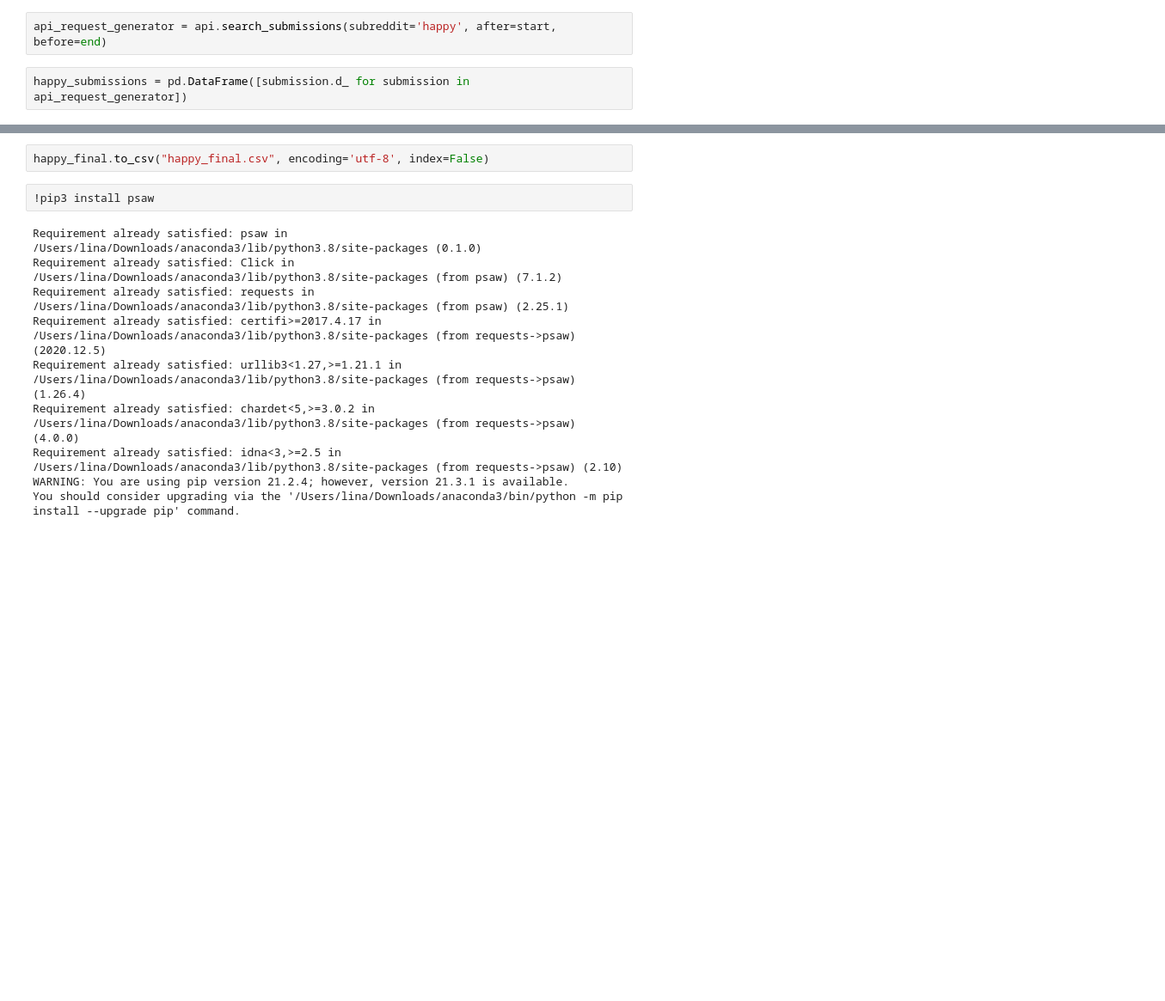
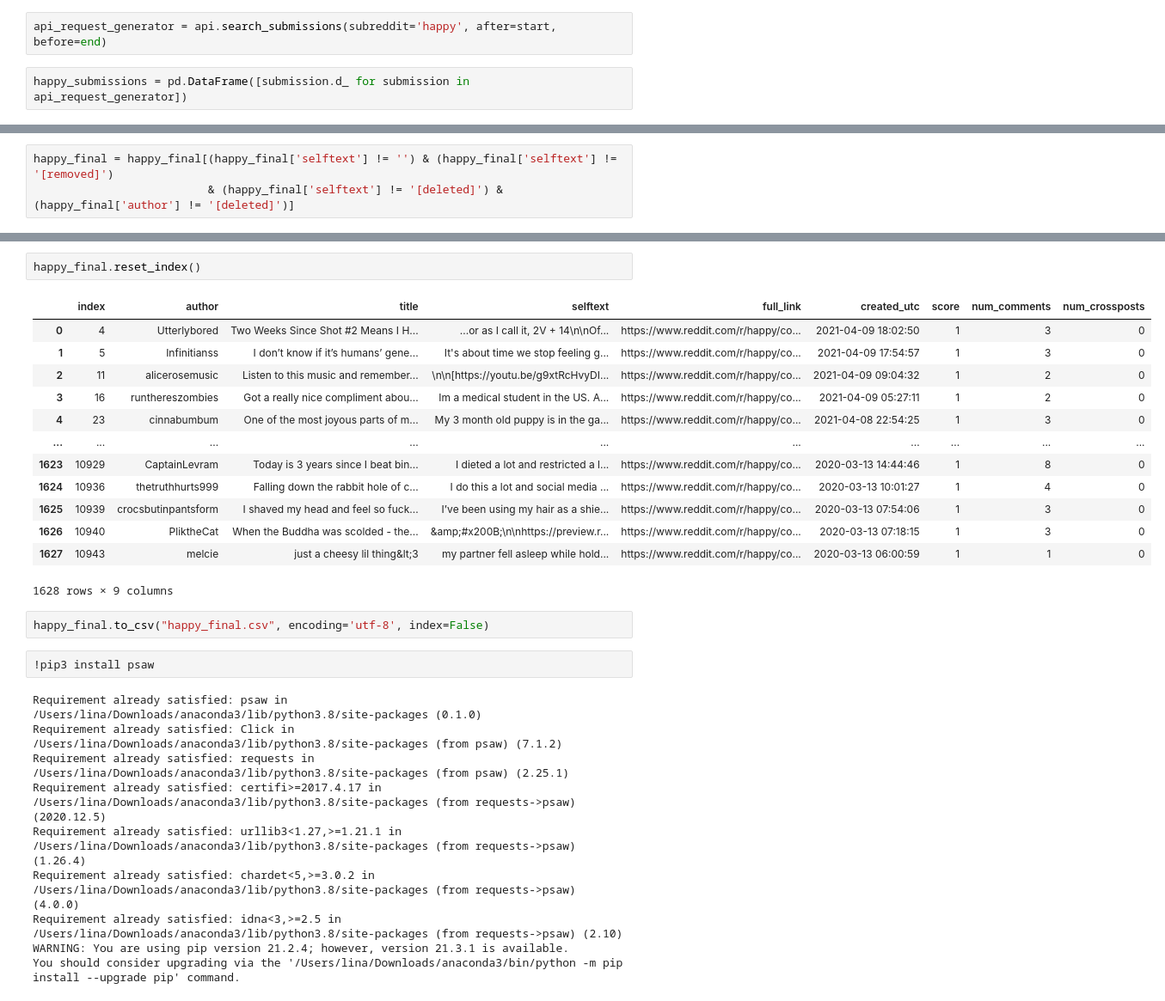
Before and after one commit to gaby-chu/cdj_linguistics, a Jupyter notebook: rHappy_webscraping.ipynb, the cells around one changed output, grey strips where cells are left out. Shown at 86% size. Saved outputs shown, nothing was run; the diff lists cells and outputs as text; blank space fills up the shorter version.

```diff
--- a/rHappy_webscraping.ipynb
+++ b/rHappy_webscraping.ipynb
@@ -82,0 +83,3 @@ See the caveats in the documentation: https://pandas.pydata.org/pandas-docs/stab
+# %%
+happy_final = happy_final[(happy_final['selftext'] != '') & (happy_final['selftext'] != '[removed]')
+                          & (happy_final['selftext'] != '[deleted]') & (happy_final['author'] != '[deleted]')]
@@ -83,3 +102,19 @@ See the caveats in the documentation: https://pandas.pydata.org/pandas-docs/stab
+# %%
+happy_final.reset_index()
+# %% [output]
+|  | index | author | title | selftext | full_link | created_utc | score | num_comments | num_crossposts |
+| 0 | 4 | Utterlybored | Two Weeks Since Shot #2 Means I H... | ...or as I call it, 2V + 14\n\nOf... | https://www.reddit.com/r/happy/co... | 2021-04-09 18:02:50 | 1 | 3 | 0 |
+| 1 | 5 | Infinitianss | I don’t know if it’s humans’ gene... | It's about time we stop feeling g... | https://www.reddit.com/r/happy/co... | 2021-04-09 17:54:57 | 1 | 3 | 0 |
+| 2 | 11 | alicerosemusic | Listen to this music and remember... | \n\n[https://youtu.be/g9xtRcHvyDI... | https://www.reddit.com/r/happy/co... | 2021-04-09 09:04:32 | 1 | 2 | 0 |
+| 3 | 16 | runthereszombies | Got a really nice compliment abou... | Im a medical student in the US. A... | https://www.reddit.com/r/happy/co... | 2021-04-09 05:27:11 | 1 | 2 | 0 |
+| 4 | 23 | cinnabumbum | One of the most joyous parts of m... | My 3 month old puppy is in the ga... | https://www.reddit.com/r/happy/co... | 2021-04-08 22:54:25 | 1 | 3 | 0 |
+| ... | ... | ... | ... | ... | ... | ... | ... | ... | ... |
+| 1623 | 10929 | CaptainLevram | Today is 3 years since I beat bin... | I dieted a lot and restricted a l... | https://www.reddit.com/r/happy/co... | 2020-03-13 14:44:46 | 1 | 8 | 0 |
+| 1624 | 10936 | thetruthhurts999 | Falling down the rabbit hole of c... | I do this a lot and social media ... | https://www.reddit.com/r/happy/co... | 2020-03-13 10:01:27 | 1 | 4 | 0 |
+| 1625 | 10939 | crocsbutinpantsform | I shaved my head and feel so fuck... | I’ve been using my hair as a shie... | https://www.reddit.com/r/happy/co... | 2020-03-13 07:54:06 | 1 | 3 | 0 |
+| 1626 | 10940 | PliktheCat | When the Buddha was scolded - the... | &amp;#x200B;\n\nhttps://preview.r... | https://www.reddit.com/r/happy/co... | 2020-03-13 07:18:15 | 1 | 3 | 0 |
+| 1627 | 10943 | melcie | just a cheesy lil thing&lt;3 | my partner fell asleep while hold... | https://www.reddit.com/r/happy/co... | 2020-03-13 06:00:59 | 1 | 1 | 0 |
+1628 rows × 9 columns
 # %%
 happy_final.to_csv("happy_final.csv", encoding='utf-8', index=False)
 # %%
```
Also changed, not shown: parts of 7 cells of this notebook, 8 other files.
